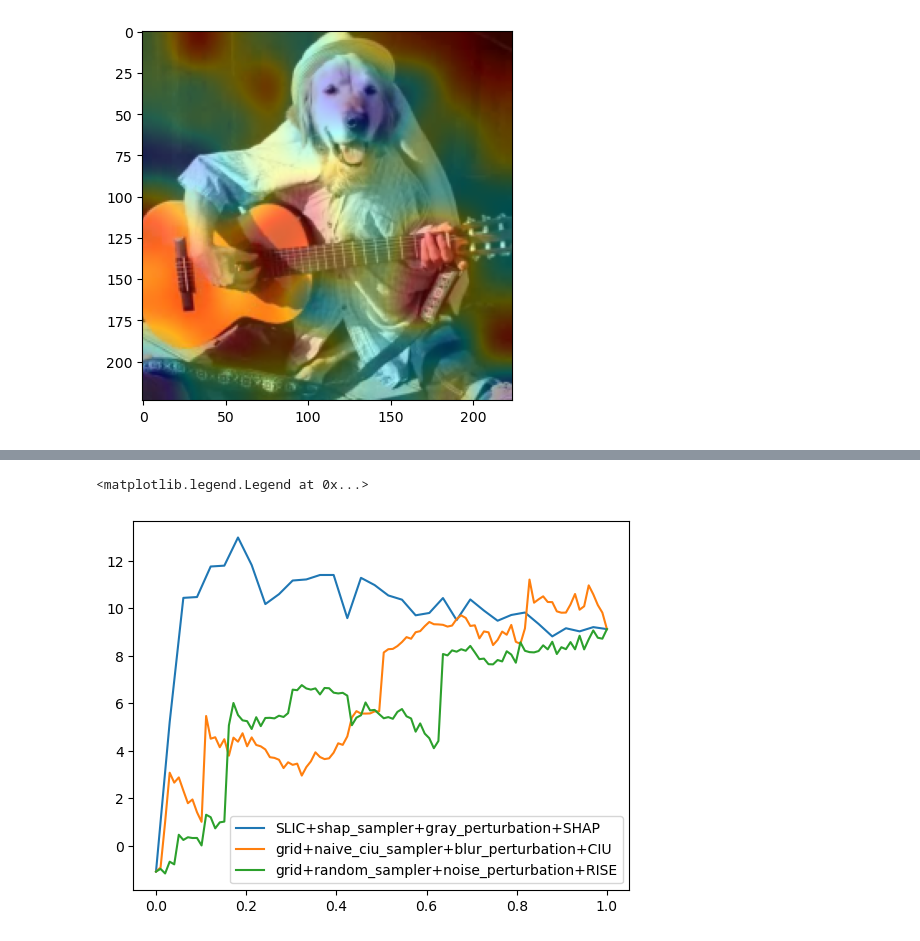
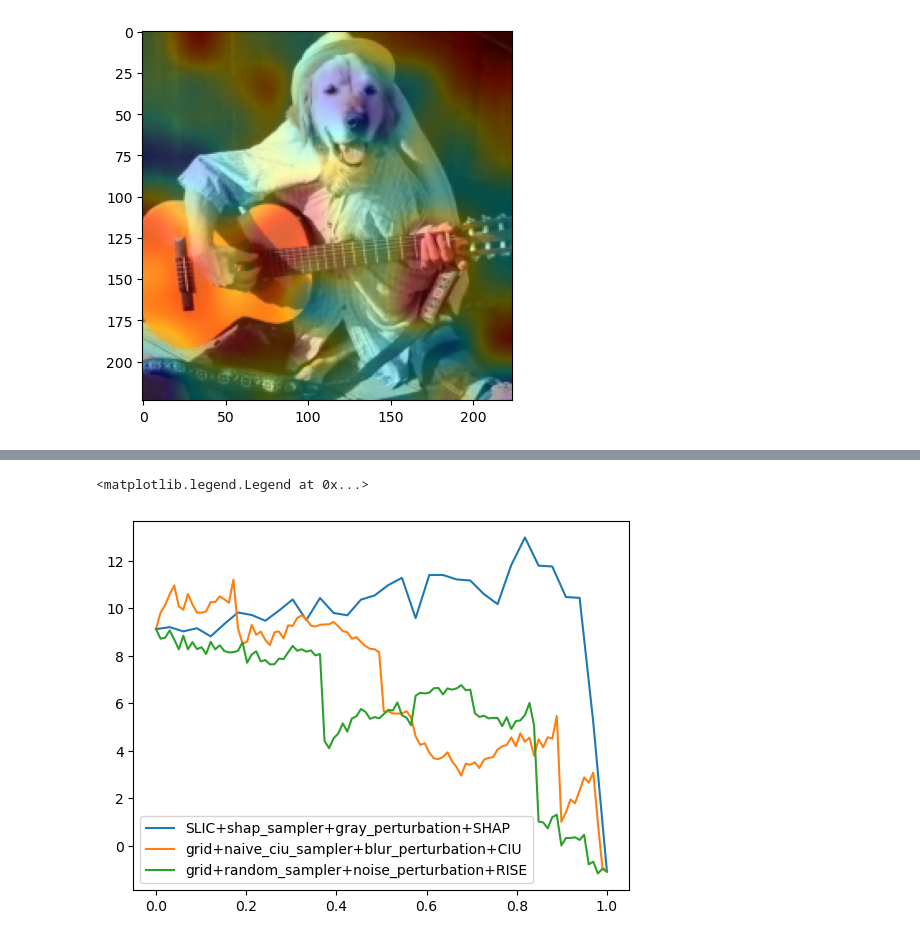
Before and after one commit to guspih/post-hoc-image-perturbation, a Jupyter notebook: torchvision_showcase.ipynb, the cells around one changed output, grey strips where cells are left out. Drawn from its saved outputs; the diff is of its cells as text; code cells hidden in the pictures.

```diff
--- a/torchvision_showcase.ipynb
+++ b/torchvision_showcase.ipynb
@@ -224,9 +224,9 @@ plt.imshow(gui_rise_pixels_visual)
 deletion=False # False to calculate insertion, True to calculate deletion
 
 # Create the samples for calculating insertion/deletion of the labrador
-lab_shap_insert_samples = auc_sampler(lab_shaps, deletion=deletion)
-lab_ciu_insert_samples  = auc_sampler(lab_infl, deletion=deletion)
-lab_rise_insert_samples = auc_sampler(lab_rise, deletion=deletion)
+lab_shap_insert_samples = auc_sampler(lab_shaps, mif=deletion)
+lab_ciu_insert_samples  = auc_sampler(lab_infl,  mif=deletion)
+lab_rise_insert_samples = auc_sampler(lab_rise,  mif=deletion)
 
 # Create the perturbation masks for insertion/deletion
 lab_shap_insert_perturbation_masks = perturbation_masks(slic_masks, lab_shap_insert_samples)
@@ -262,2 +262,2 @@ grid+random_sampler+noise_perturbation+RISE      5.732708
 <matplotlib.legend.Legend at 0x...>
-[figure, old version]
+[figure, new version]
```
Also changed, not shown: parts of 1 cell of this notebook, 1 other file.
